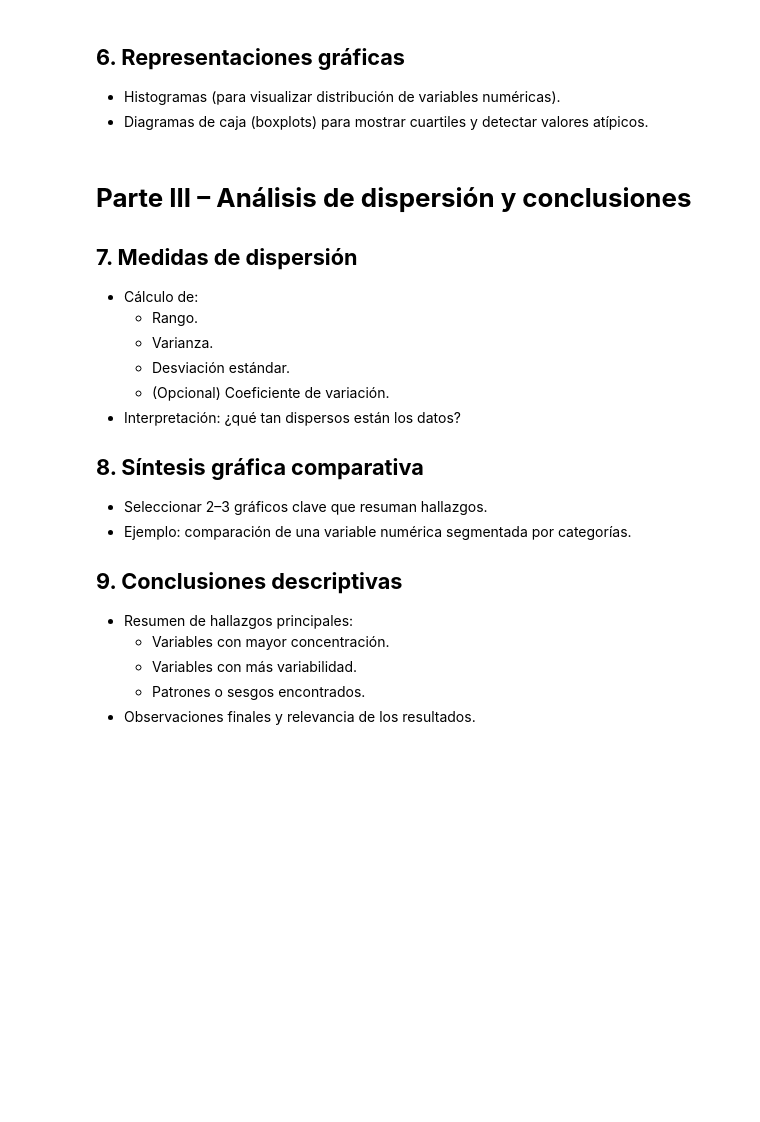
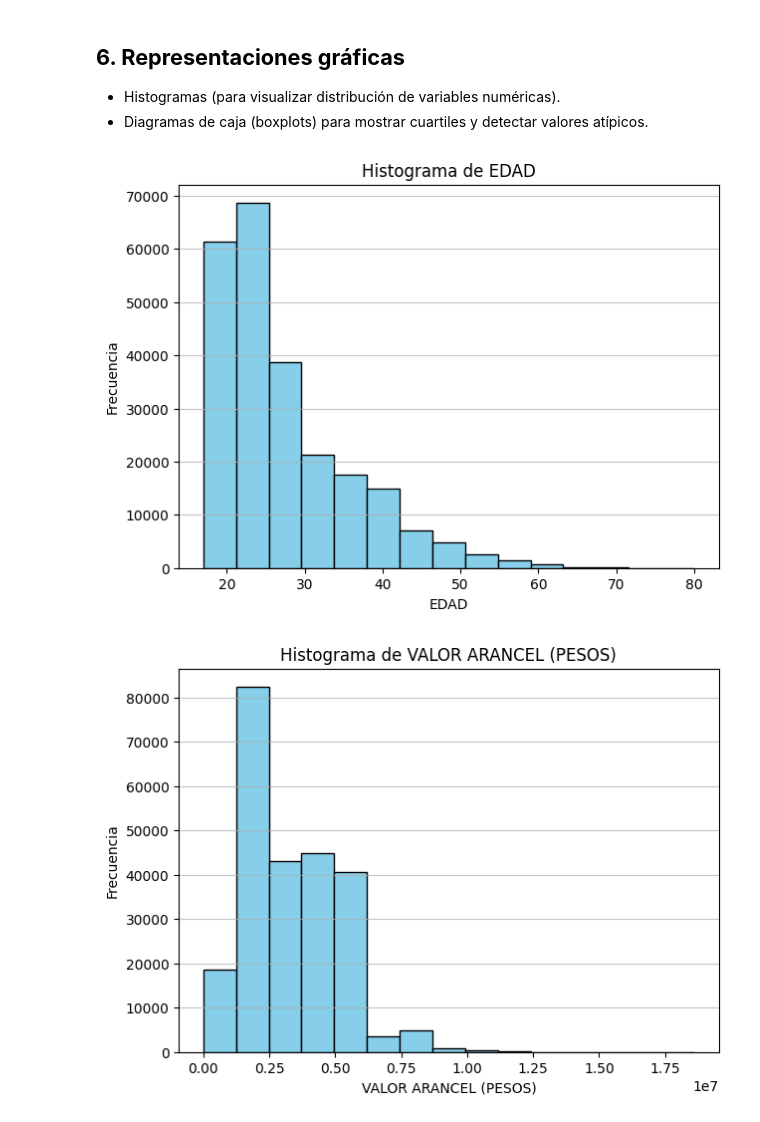
Before and after one commit to SolgreyDuocUC/Taller_Grupal_Grupo_2, a Jupyter notebook: Taller_Grupal_Grupo_7.ipynb, the cells around one changed output. Saved outputs shown, nothing was run; the diff lists cells and outputs as text; code cells hidden in the pictures; blank space fills up the shorter version.

```diff
--- a/Taller_Grupal_Grupo_7.ipynb
+++ b/Taller_Grupal_Grupo_7.ipynb
@@ -584,24 +732,31 @@ Institución preferida por rango de edad:
 ## **6. Representaciones gráficas**
 - Histogramas (para visualizar distribución de variables numéricas).
 - Diagramas de caja (boxplots) para mostrar cuartiles y detectar valores atípicos.
-# %% [markdown]
-# **Parte III – Análisis de dispersión y conclusiones**
-
-## **7. Medidas de dispersión**
-- Cálculo de:
-  - Rango.
-  - Varianza.
-  - Desviación estándar.
-  - (Opcional) Coeficiente de variación.
-- Interpretación: ¿qué tan dispersos están los datos?
-
-## **8. Síntesis gráfica comparativa**
-- Seleccionar 2–3 gráficos clave que resuman hallazgos.
-- Ejemplo: comparación de una variable numérica segmentada por categorías.
-
-## **9. Conclusiones descriptivas**
-- Resumen de hallazgos principales:
-  - Variables con mayor concentración.
-  - Variables con más variabilidad.
-  - Patrones o sesgos encontrados.
-- Observaciones finales y relevancia de los resultados.
+# %%
+import matplotlib.pyplot as plt
+
+# Variables a graficar
+variables = ["EDAD", "VALOR ARANCEL (PESOS)", "VALOR MATRICULA (PESOS)"]
+
+# HISTOGRAMAS
+for var in variables:
+    plt.figure(figsize=(7,5))
+    plt.hist(df_matricula[var], bins=15, color='skyblue', edgecolor='black')  # Histograma
+    plt.title(f'Histograma de {var}')
+    plt.xlabel(var)
+    plt.ylabel('Frecuencia')
+    plt.grid(axis='y', alpha=0.75)
+    plt.show()
+
+# DIAGRAMAS DE CAJA (BOXPLOTS)
+for var in variables:
+    plt.figure(figsize=(6,6))
+    plt.boxplot(df_matricula[var], labels=[var], patch_artist=True,
+                boxprops=dict(facecolor='lightgreen', color='green'),
+                medianprops=dict(color='red'))
+    plt.title(f'Diagrama de Cajas - {var}')
+    plt.ylabel("Valores")
+    plt.show()
+# %% [output]
+[figure, added]
+[figure, added]
```
Also changed, not shown: parts of 49 cells of this notebook.
